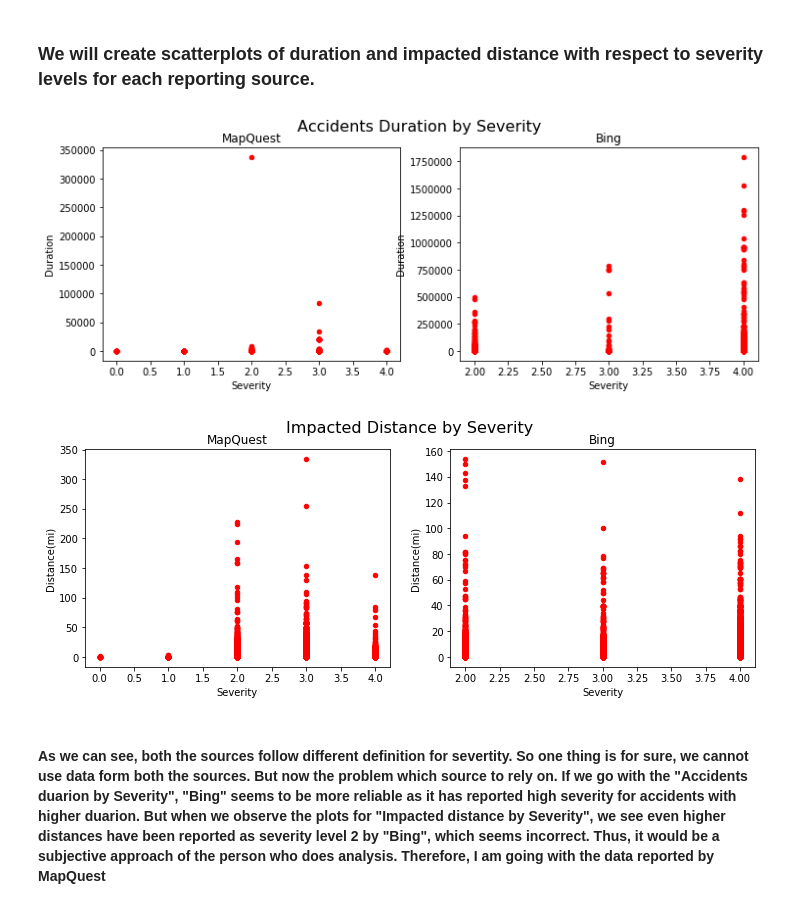
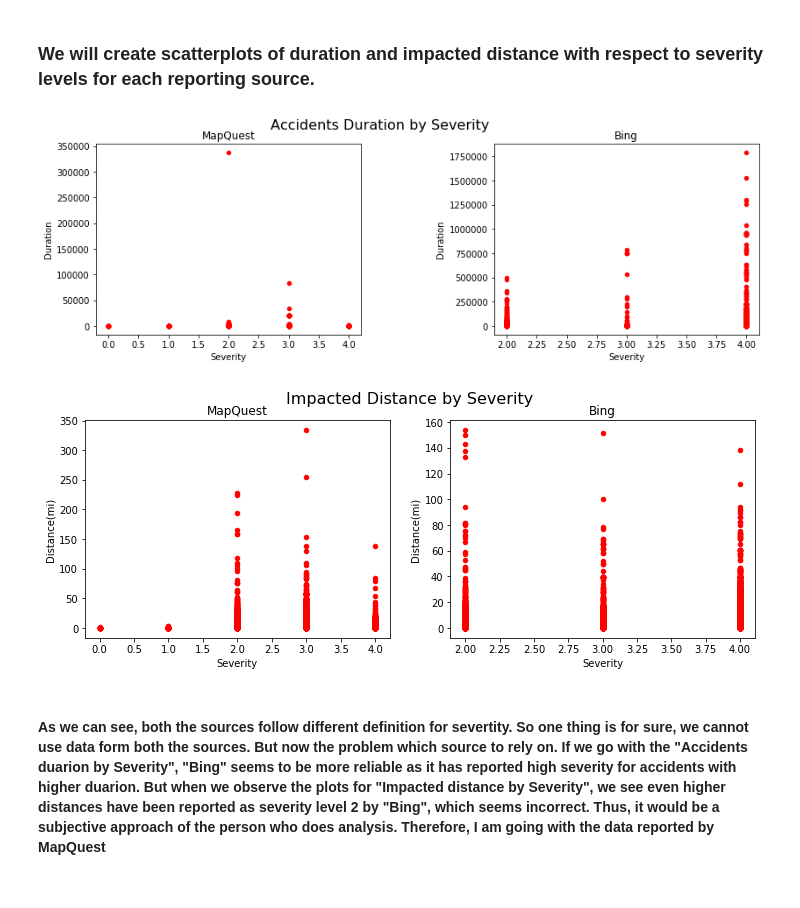
Before and after one commit to rahulmnair1997/US-Accidents-Data-Analysis, a Jupyter notebook: US-accidents.ipynb, the cells around one changed output. Saved outputs shown, nothing was run; the diff lists cells and outputs as text; code cells hidden in the pictures.

```diff
--- a/US-accidents.ipynb
+++ b/US-accidents.ipynb
@@ -127,26 +130,27 @@ d['Duration'] = d['Duration'].apply(lambda x:round(x.total_seconds() / 60) )
 # %%
 map_quest = d[d.Source == 'MapQuest']
 bing = d[d.Source == 'Bing']
 
 # plot scatterplots for Duration
 fig, axs = plt.subplots(ncols=2, figsize=(12, 4))
+plt.subplots_adjust(right=1, wspace = 0.5)
 axs[0].set_title("MapQuest")
 axs[1].set_title("Bing")
 fig.suptitle('Accidents Duration by Severity', fontsize=16)
 map_quest.plot.scatter(x='Severity', y='Duration', c='red', ax=axs[0])
 bing.plot.scatter(x='Severity', y='Duration', c='red', ax=axs[1])
 plt.show()
 
 # plot scatterplots for Distance
 fig, axs = plt.subplots(ncols=2, figsize=(12, 4))
 axs[0].set_title("MapQuest")
 axs[1].set_title("Bing")
 fig.suptitle('Impacted Distance by Severity', fontsize=16)
 map_quest.plot.scatter(x='Severity', y='Distance(mi)', c='red', ax=axs[0])
 bing.plot.scatter(x='Severity', y='Distance(mi)', c='red', ax=axs[1])
 plt.show()
 # %% [output]
-[figure, old version]
+[figure, new version]
 [figure]
 # %% [markdown]
 #### As we can see, both the sources follow different definition for severtity. So one thing is for sure, we cannot use data form both the sources. But now the problem which source to rely on. If we go with the "Accidents duarion by Severity", "Bing" seems to be more reliable as it has reported high severity for accidents with higher duarion. But when we observe the plots for "Impacted distance by Severity", we see even higher distances have been reported as severity level 2 by "Bing", which seems incorrect. Thus, it would be a subjective approach of the person who does analysis. Therefore, I am going with the data reported by MapQuest
```
Also changed, not shown: parts of 63 cells of this notebook.
